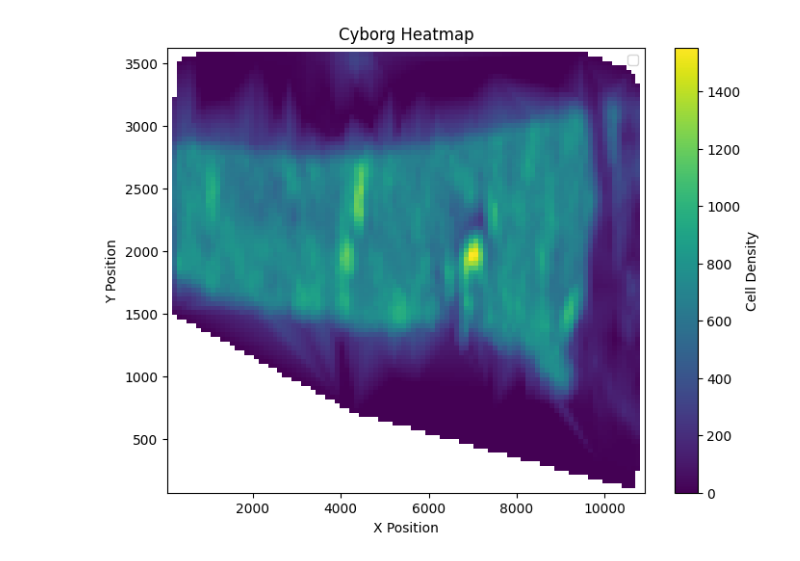
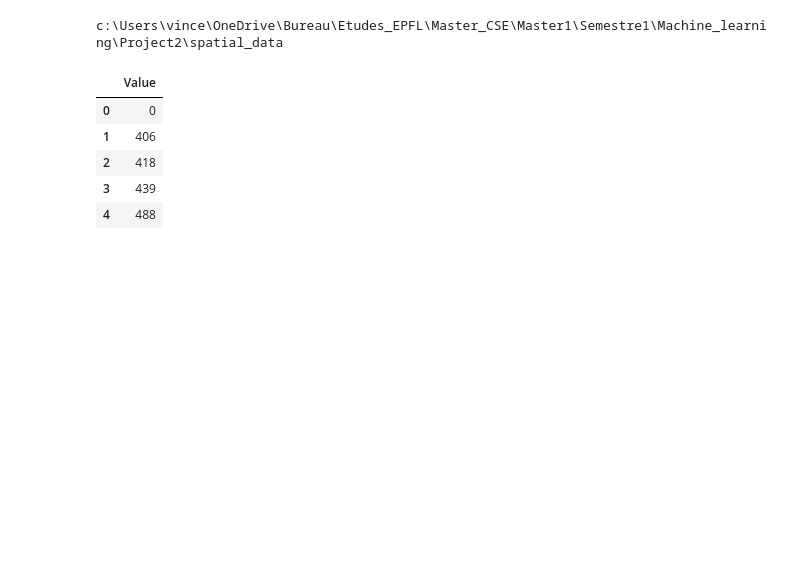
Before and after one commit to Vinvin202020/scGPT_for_cell_density, a Jupyter notebook: heatmap.ipynb, the cells around one changed output. Cells and saved outputs as stored; diff of their text form; code cells hidden in the pictures; blank space fills up the shorter version.

```diff
--- a/heatmap.ipynb
+++ b/heatmap.ipynb
@@ -1,49 +1,31 @@
-# %%
-import numpy as np
-import pandas as pd
-import matplotlib.pyplot as plt
-from scipy.interpolate import griddata
-
-# Assuming `matrix_pos` and `cell_density` are defined
-# Example data for demonstration purposes:
-# matrix_pos = np.random.rand(100, 2) * 10  # Random positions in a 10x10 area
-# cell_density = np.random.rand(100, 1)     # Random density values
-
-# Load data from CSV files
-matrix_pos = pd.read_csv('matrix_pos.csv', header=None).values  # Assuming no headers in the CSV
-cell_density = pd.read_csv('cell_density.csv', header=None).values  # Assuming no headers in the CSV
-densities = cell_density[1:, 1]
-# Convert cell_density to a 1D array if it's not already
-#cell_density = cell_density.flatten()
-
-# Create a DataFrame to better manage the data
-df = pd.DataFrame(matrix_pos[1:,:], columns=['X', 'Y'])
-df['Density'] = densities
-
-df['X'] = pd.to_numeric(df['X'], errors='coerce')
-df['Y'] = pd.to_numeric(df['Y'], errors='coerce')
-
-
-# Define grid points for the heatmap
-grid_x, grid_y = np.mgrid[
-    df['X'].min():df['X'].max():100j,
-    df['Y'].min():df['Y'].max():100j
-]
-
-# Interpolate the data to fit the grid
-grid_z = griddata(
-    points=matrix_pos[1:,:], values=densities,
-    xi=(grid_x, grid_y), method='linear'
-)
-
-# Plot the heatmap
-plt.figure(figsize=(8, 6))
-heatmap = plt.pcolormesh(grid_x, grid_y, grid_z, shading='auto', cmap='viridis')
-plt.colorbar(heatmap, label='Cell Density')
-plt.xlabel('X Position')
-plt.ylabel('Y Position')
-plt.title('Cyborg Heatmap')
-plt.legend()
-plt.show()
-# %% [output]
-[figure, removed]
+# %%
+import numpy as np
+import pandas as pd
+import matplotlib.pyplot as plt
+from scipy.interpolate import griddata
+import os
+os.chdir(os.path.abspath(''))
+print(os.getcwd())
+# %% [output]
+c:\Users\vince\OneDrive\Bureau\Etudes_EPFL\Master_CSE\Master1\Semestre1\Machine_learning\Project2\spatial_data
+# %%
+
+# Assuming `matrix_pos` and `cell_density` are defined
+# Example data for demonstration purposes:
+# matrix_pos = np.random.rand(100, 2) * 10  # Random positions in a 10x10 area
+# cell_density = np.random.rand(100, 1)     # Random density values
+
+# Load data from CSV files
+folder = r"data_from_antoine/"
+df = pd.read_csv(folder + 'matrix_pos.csv')
+# %%
+
+cell_density = pd.read_csv(folder + 'cell_density.csv', index_col=0)
+cell_density.head()
+# %% [output]
+|  | Value |
+| 0 | 0 |
+| 1 | 406 |
+| 2 | 418 |
+| 3 | 439 |
+| 4 | 488 |
```
Also changed, not shown: parts of 7 cells of this notebook.
